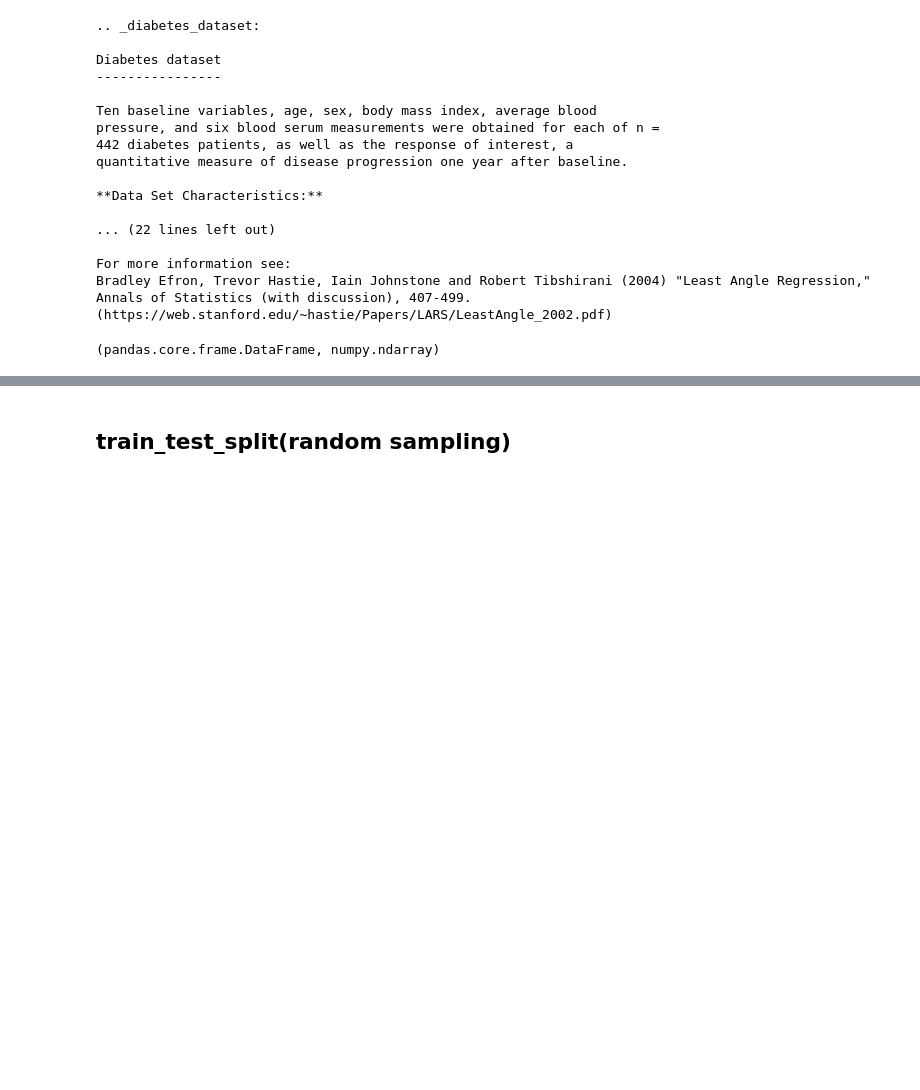
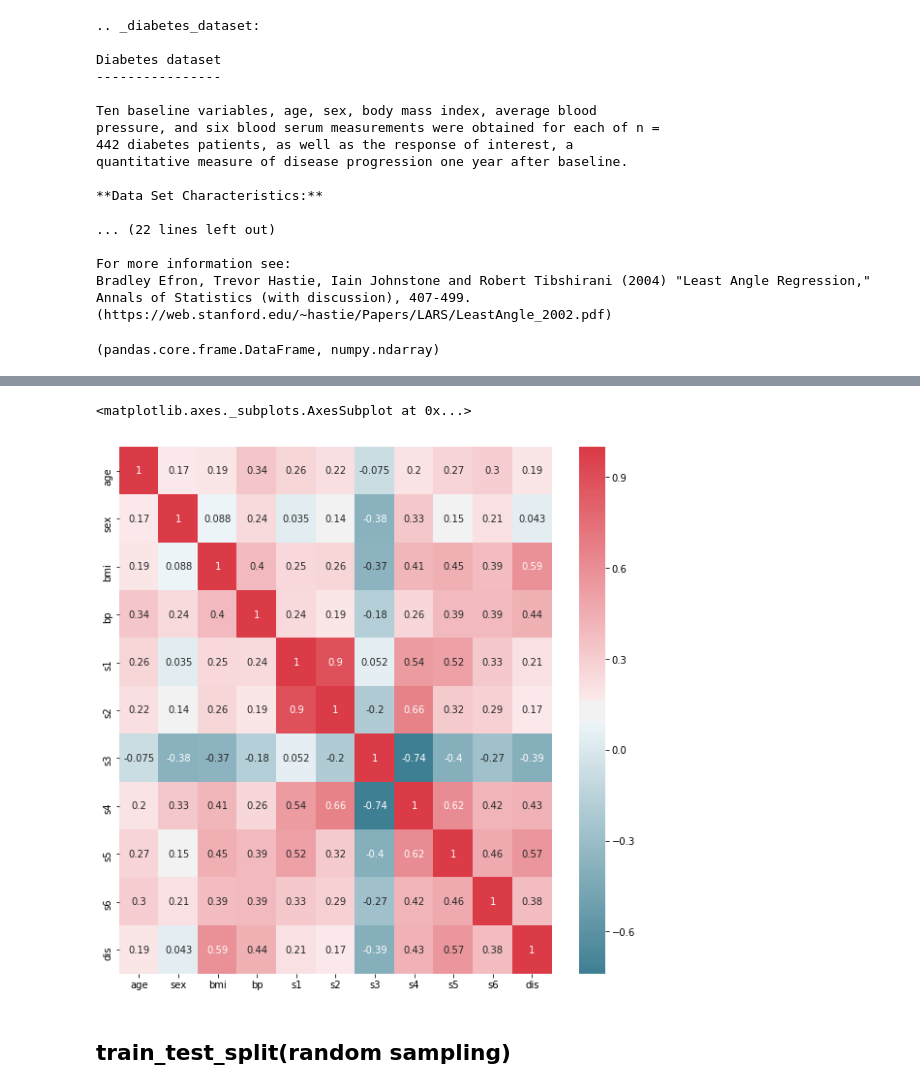
Before and after one commit to pat-123/misc, a Jupyter notebook: notebooks/linear_regr_diabetes.ipynb, the cells around one changed output, grey strips where cells are left out. Cells and saved outputs as stored; diff of their text form; code cells hidden in the pictures; blank space fills up the shorter version.

```diff
--- a/notebooks/linear_regr_diabetes.ipynb
+++ b/notebooks/linear_regr_diabetes.ipynb
@@ -48,0 +65,4 @@ type(iv), type(dv)
+# %%
+df = pd.DataFrame(iv)
+df['dis'] = dv
+df.head(2)
@@ -49,3 +73,11 @@ type(iv), type(dv)
+# %%
+import seaborn as sb
+fig,ax = plt.subplots(figsize=(10,10))
+cor = df.corr()
+sb.heatmap(cor, cmap=sb.diverging_palette(220,10,as_cmap=True),annot=True)
+# %% [output]
+<matplotlib.axes._subplots.AxesSubplot at 0x...>
+[figure, added]
 # %% [markdown]
 ## train_test_split(random sampling)
 # %%
```
Also changed, not shown: parts of 4 cells of this notebook, 2 other files.
